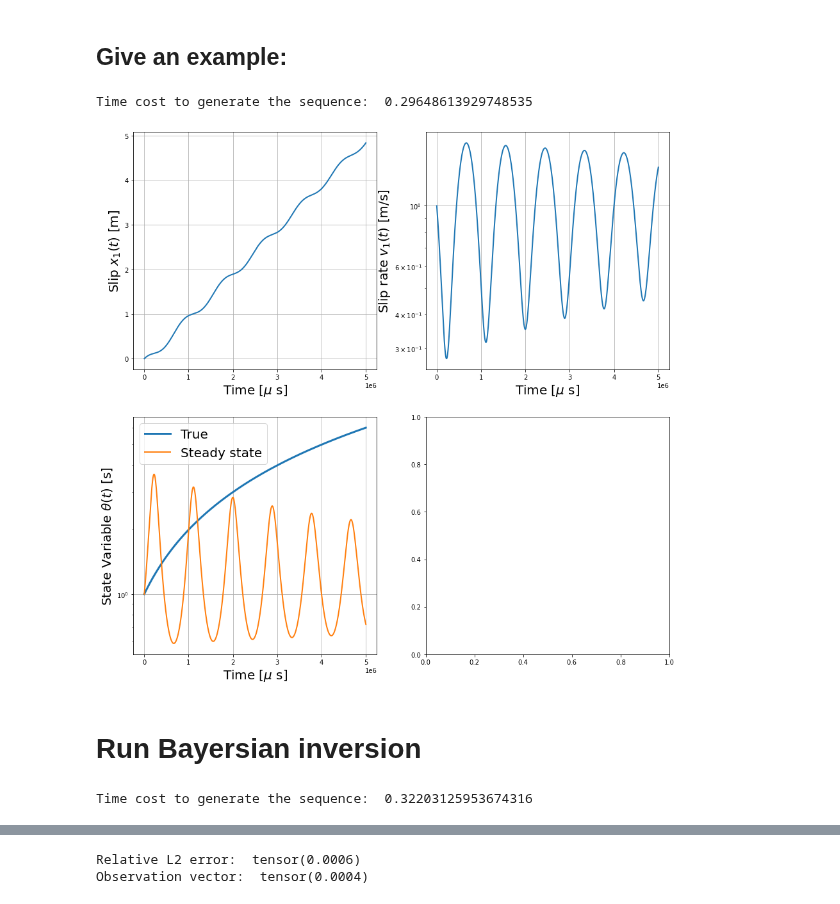
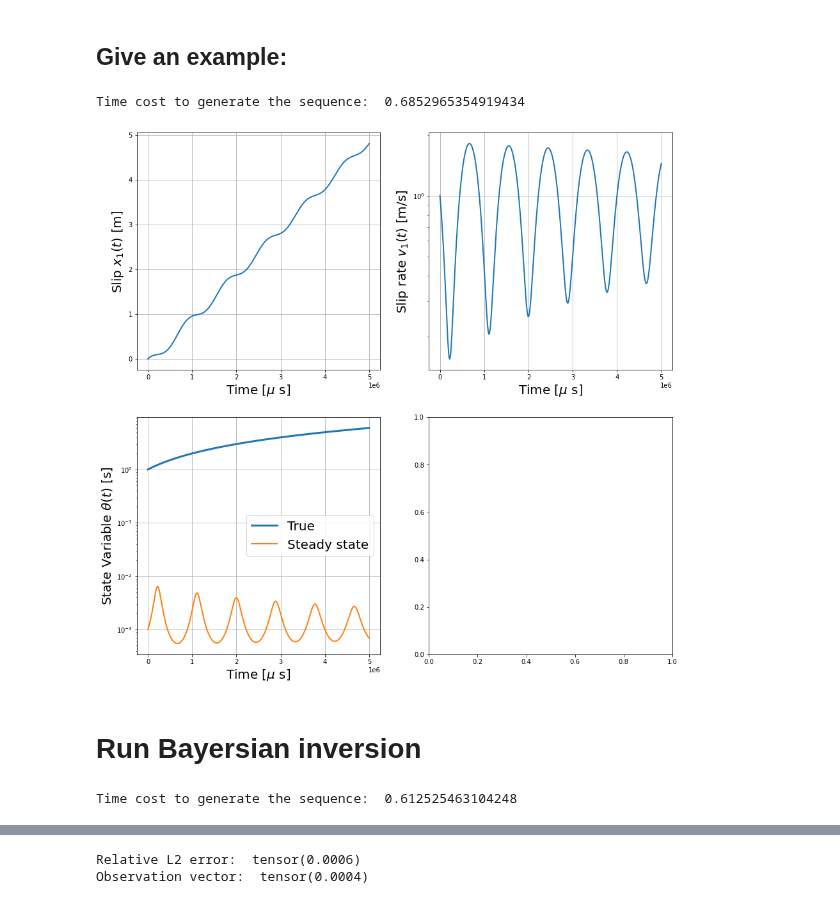
Before and after one commit to Shengduo/AdjtMethod, a Jupyter notebook: MassFricGauss0102.ipynb, the cells around one changed output, grey strips where cells are left out. Drawn from its saved outputs; the diff is of its cells as text; code cells hidden in the pictures.

```diff
--- a/MassFricGauss0102.ipynb
+++ b/MassFricGauss0102.ipynb
@@ -777,26 +788,26 @@ T = 5.
 NofTPts = 1000
 
 # Tolerance parameters
-this_rtol = 1.e-6
-this_atol = 1.e-8
+this_rtol = 1.e-8
+this_atol = 1.e-10
 
 # Other parameters
-RegularizedFlag = True
+RegularizedFlag = False
 FourierFlag = True
 FourierTerms = 16
 nThreads = 16
 # %%
 # Generate target v
-targ_RSParams = torch.tensor([0.011, 0.016, 1., 0.6])
+targ_RSParams = torch.tensor([0.011, 0.016, 1.e-3, 0.58])
 targ_SpringSlider = MassFricParams(k, m, V, g, targ_RSParams, y0)
 
 targ_seq = TimeSequenceGen(T, NofTPts, targ_SpringSlider, rtol=this_rtol,
                            atol=this_atol, regularizedFlag=RegularizedFlag)
 v = targ_seq.default_y[1, :]
 targ_seq.plotY(targ_seq.t, targ_seq.default_y)
 # %% [output]
-Time cost to generate the sequence:  0.29648613929748535
+Time cost to generate the sequence:  0.6852965354919434
-[figure, old version]
+[figure, new version]
 # %% [markdown]
 # Run Bayersian inversion
 # %%
@@ -806,12 +817,12 @@ Useq = RunABatch([targ_RSParams],                                   # Inputs to
                  fourierTerms = FourierTerms, nThreads = nThreads, fourierFlag = FourierFlag)
 
 
-u_low = np.array([0.008, 0.014, 0.5, 0.3])
-u_high = np.array([0.013, 0.019, 2., 0.6])
+u_low = np.array([0.008, 0.014, 0.5e-3, 0.3])
+u_high = np.array([0.013, 0.019, 2.e-3, 0.6])
 u = targ_RSParams
 y = Useq.Observations[0, :]
 # %% [output]
-Time cost to generate the sequence:  0.32203125953674316
+Time cost to generate the sequence:  0.612525463104248
 # %%
 # Run inversion
 myInv = BayersianInv(u_low, u_high, u, y, T, NofTPts, targ_SpringSlider, fourierTerms = 16,
```
Also changed, not shown: parts of 3 cells of this notebook, 1 other file.
